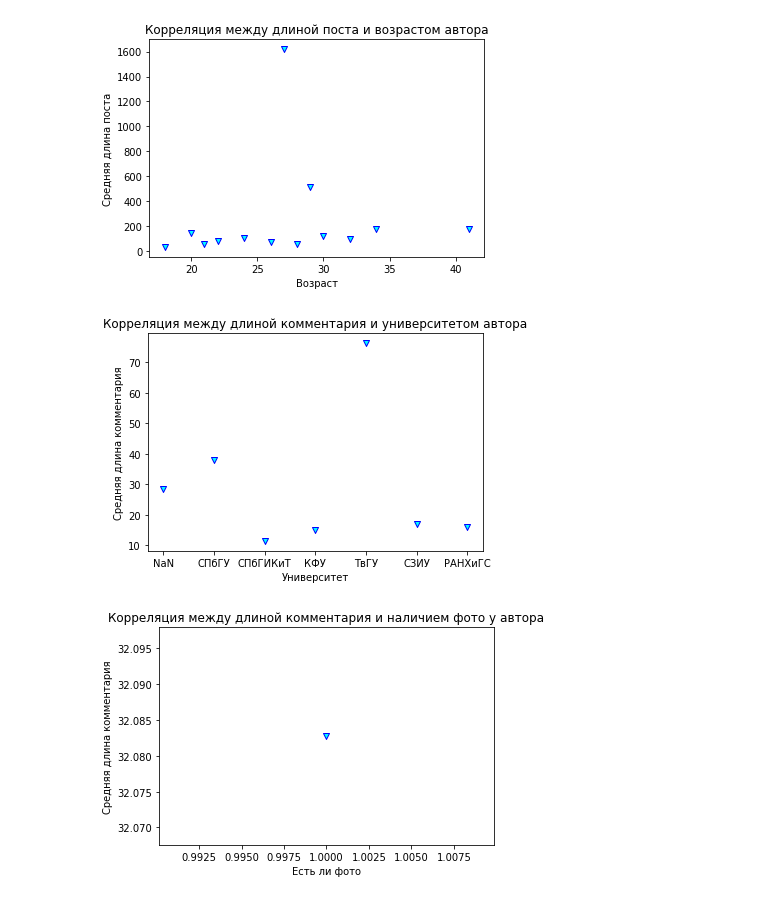
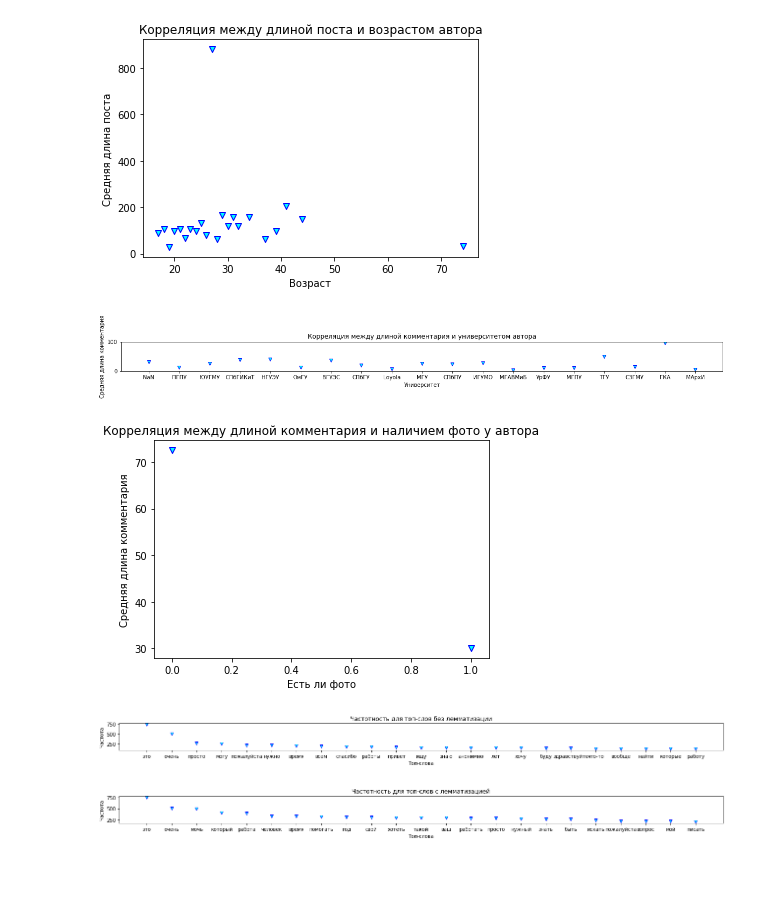
Before and after one commit to psaleksandrova/hseprog2018, a Jupyter notebook: homeworks/hw6/HW6_VK.ipynb, the cells around one changed output. Saved outputs shown, nothing was run; the diff lists cells and outputs as text; code cells hidden in the pictures; blank space fills up the shorter version.

```diff
--- a/homeworks/hw6/HW6_VK.ipynb
+++ b/homeworks/hw6/HW6_VK.ipynb
@@ -25,23 +20,25 @@ def del_empty(words):
 
 
 def clear(text):
-    words = [word for word in re.split(r'[\s.,()—:`;"*&!?\'“”]+', text)
-             if not re.findall('[^А-Яа-я\-]', word)]
+    words = [word.lower() for word in re.split(r'[\s.,()—:`;"*&!?\'“”]+',
+                                               text)
+             if re.fullmatch('[А-Яа-я]+(-[А-Яа-я]+)?', word)]
     del_empty(words)
     return words
 
 
 def stopw(words):
     russian_stopwords = stopwords.words("russian")
+    ans_w = []
     for word in words:
-        if word in russian_stopwords:
-            words.remove(word)
-    return words
+        if word not in russian_stopwords:
+            ans_w += [word]
+    return ans_w
 
 
-def lemmat(words):
+def lemmat(text):
     mystem = Mystem()
-    words = mystem.lemmatize(text.lower())
+    words = mystem.lemmatize(text)
     return words
 # %%
 def count_years(bdate):
@@ -160,7 +180,8 @@ y = []
 posts = conn.execute('select * from post_inf').fetchall()
 for post in posts:
     x += [len(clear(post[1]))]
-    comments = conn.execute('select * from comment_inf where post_id = ?', (post[0],)).fetchall()
+    comments = conn.execute('select * from comment_inf where post_id = ?',
+                            (post[0],)).fetchall()
     if len(comments) != 0:
         len_comm = 0
         for comment in comments:
@@ -173,5 +194,5 @@ plt.scatter(x, y, c='aqua', marker='v', edgecolors='blue')
 plt.xlabel('Длина поста')
 plt.ylabel('Средняя длина комментариев')
 plt.title('Корреляция между длиной поста и средней длиной комментариев')
-plt.savefig('kek')
+plt.savefig('corr_post_comm')
 # %% [output]
@@ -188,14 +209,16 @@ conn = connect_db()
 d = {}
 authors = conn.execute('select * from auth_post_inf').fetchall()
 for author in authors:
-    post = conn.execute('select * from post_inf where post_id=?', (author[0],)).fetchone()
+    post = conn.execute('select * from post_inf where post_id=?',
+                        (author[0],)).fetchone()
 
     add_to_dict(author[2], clear(post[1]), d)
 
+plt.figure(figsize=(22, 1))
 plt.scatter(d.keys(), list(map(lambda l: sum(l) / len(l), list(d.values()))),
             c='aqua', marker='v', edgecolors='blue')
 plt.xlabel('Город')
 plt.ylabel('Средняя длина поста')
 plt.title('Корреляция между длиной поста и городом автора')
-plt.savefig('kek')
+plt.savefig('corr_post_city')
 # %% [output]
@@ -206,7 +229,8 @@ conn = connect_db()
 d = {}
 authors = conn.execute('select * from auth_post_inf').fetchall()
 for author in authors:
-    post = conn.execute('select * from post_inf where post_id=?', (author[0],)).fetchone()
+    post = conn.execute('select * from post_inf where post_id=?',
+                        (author[0],)).fetchone()
 
     add_to_dict(author[3], clear(post[1]), d)
 
@@ -215,32 +239,33 @@ plt.scatter(d.keys(), list(map(lambda l: sum(l) / len(l), list(d.values()))),
 plt.xlabel('Возраст')
 plt.ylabel('Средняя длина поста')
 plt.title('Корреляция между длиной поста и возрастом автора')
-plt.savefig('kek')
+plt.savefig('corr_post_age')
 # %% [output]
-[figure, old version]
+[figure, new version]
 # %%
 conn = connect_db()
 
 d = {}
 authors = conn.execute('select * from auth_comment_inf').fetchall()
 for author in authors:
-    comment = conn.execute('select * from comment_inf where comment_id=?', (author[0],)).fetchone()
+    comment = conn.execute('select * from comment_inf where comment_id=?',
+                           (author[0],)).fetchone()
     uni = author[2]
-    if uni != None:
+    if uni is not None:
         uni = uni.split()
         uni = uni[0]
     else:
         uni = 'NaN'
     add_to_dict(uni, clear(comment[2]), d)
-
+plt.figure(figsize=(20, 1))
 plt.scatter(d.keys(), list(map(lambda l: sum(l) / len(l), list(d.values()))),
             c='aqua', marker='v', edgecolors='blue')
 plt.xlabel('Университет')
 plt.ylabel('Средняя длина комментария')
 plt.title('Корреляция между длиной комментария и университетом автора')
-plt.savefig('kek')
+plt.savefig('corr_comm_uni')
 # %% [output]
-[figure, old version]
+[figure, new version]
 # %%
 conn = connect_db()
 
@@ -257,7 +282,7 @@ plt.scatter(d.keys(), list(map(lambda l: sum(l) / len(l), list(d.values()))),
 plt.xlabel('Есть ли фото')
 plt.ylabel('Средняя длина комментария')
 plt.title('Корреляция между длиной комментария и наличием фото у автора')
-plt.savefig('kek')
+plt.savefig('corr_comm_photo')
 # %% [output]
-[figure, old version]
+[figure, new version]
 # %%
@@ -277,0 +299,29 @@ f = open('plain text', 'r', encoding = 'utf-8')
+# %%
+f = open('plain text', 'r', encoding='utf-8')
+text = f.read()
+words = stopw(clear(text))
+d, fw = freq_words(words)
+
+plt.figure(figsize=(22, 1))
+plt.scatter(fw, list(map(lambda w: d[w], fw)),
+            c='aqua', marker='v', edgecolors='blue')
+plt.xlabel('Топ-слова')
+plt.ylabel('Частота')
+plt.title('Частотность для топ-слов без лемматизации')
+plt.savefig('freq_w')
+# %% [output]
+[figure, added]
+# %%
+words_lemm = [word for word in lemmat(' '.join(words))
+              if word not in [' ', '-']]
+d_lemm, fw_lemm = freq_words(words_lemm)
+
+plt.figure(figsize=(22, 1))
+plt.scatter(fw_lemm, list(map(lambda w: d_lemm[w], fw_lemm)),
+            c='aqua', marker='v', edgecolors='blue')
+plt.xlabel('Топ-слова')
+plt.ylabel('Частота')
+plt.title('Частотность для топ-слов с лемматизацией')
+plt.savefig('freq_w_lemm')
+# %% [output]
+[figure, added]
```
Also changed, not shown: parts of 10 cells of this notebook, 8 other files.
